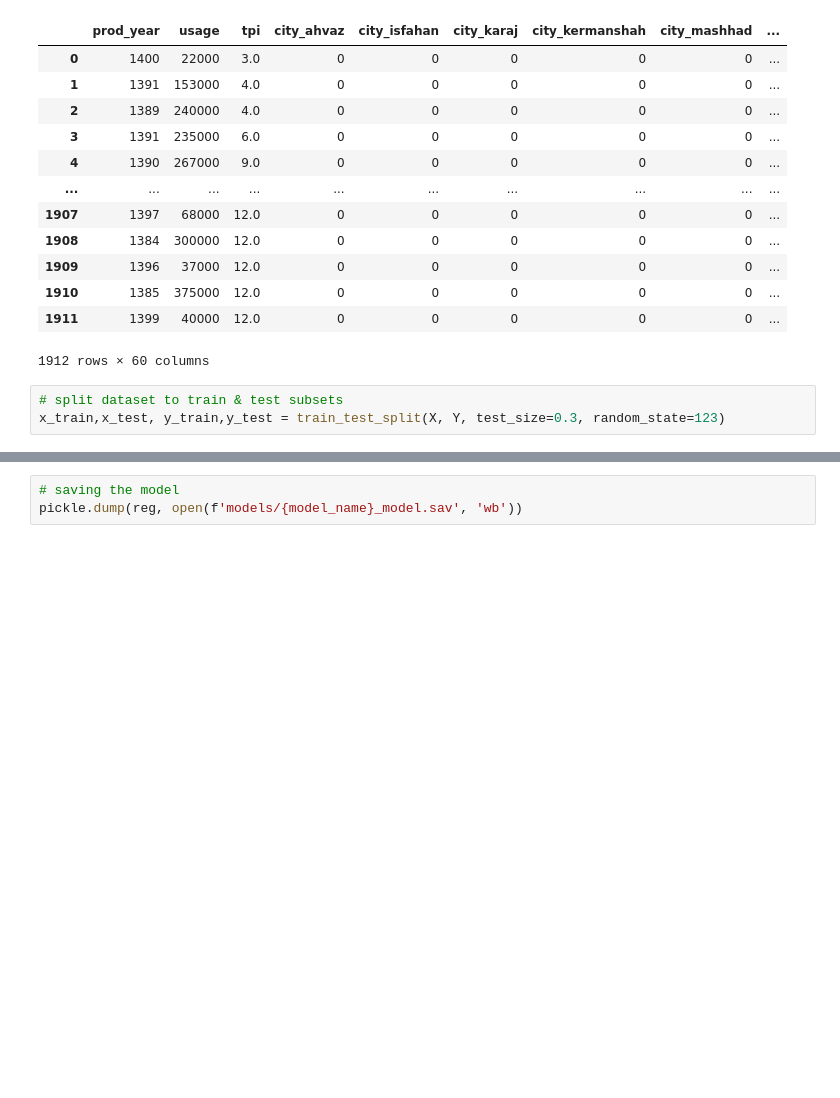
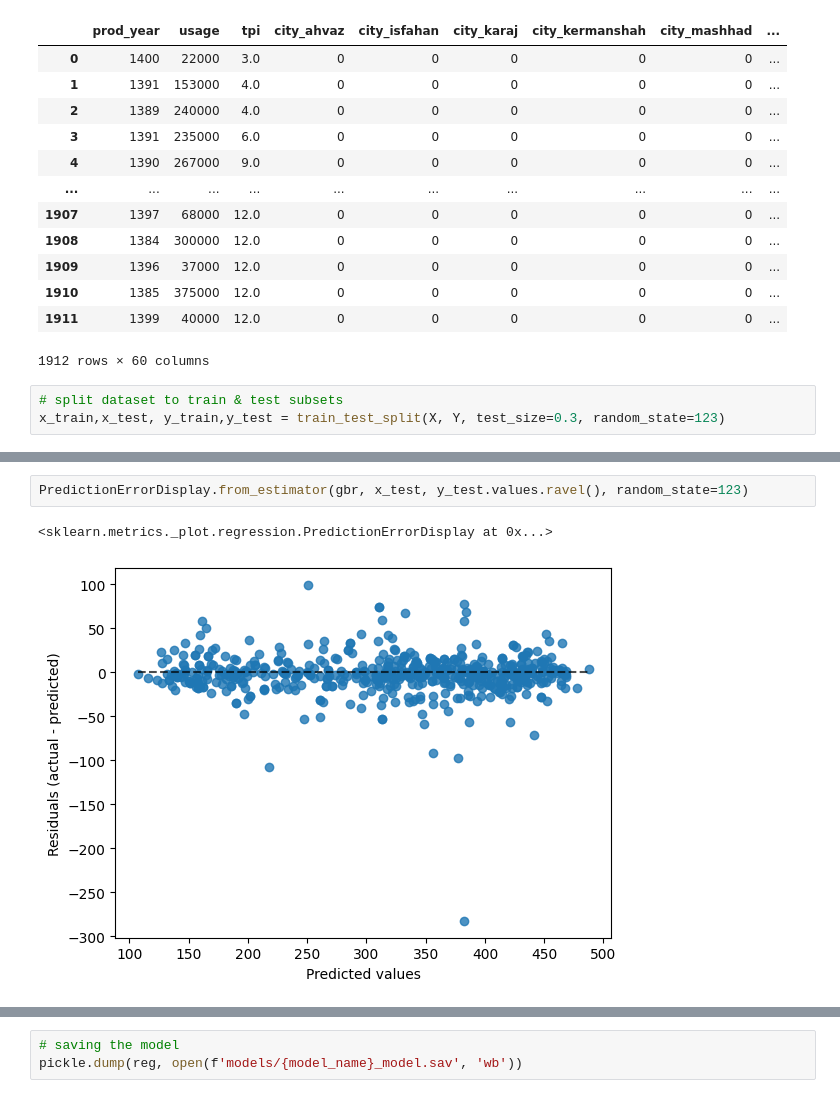
Before and after one commit to VafaTarighi/car-price-prediction-using-regression-tree, a Jupyter notebook: decision-tree-regression.ipynb, the cells around one changed output, grey strips where cells are left out. Cells and saved outputs as stored; diff of their text form; blank space fills up the shorter version.

```diff
--- a/decision-tree-regression.ipynb
+++ b/decision-tree-regression.ipynb
@@ -82,0 +130,5 @@ mean_squared_error:  13.624453750649169
+# %%
+PredictionErrorDisplay.from_estimator(gbr, x_test, y_test.values.ravel(), random_state=123)
+# %% [output]
+<sklearn.metrics._plot.regression.PredictionErrorDisplay at 0x...>
+[figure, added]
```
Also changed, not shown: parts of 14 cells of this notebook, 12 other files.
